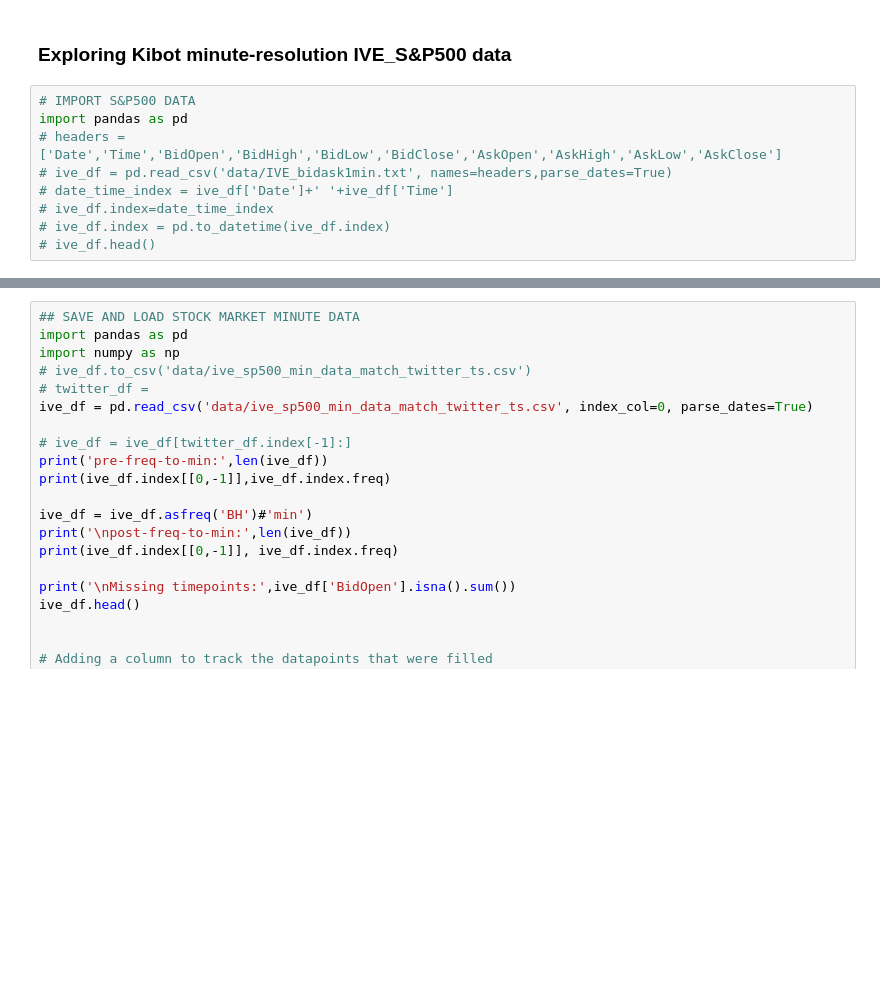
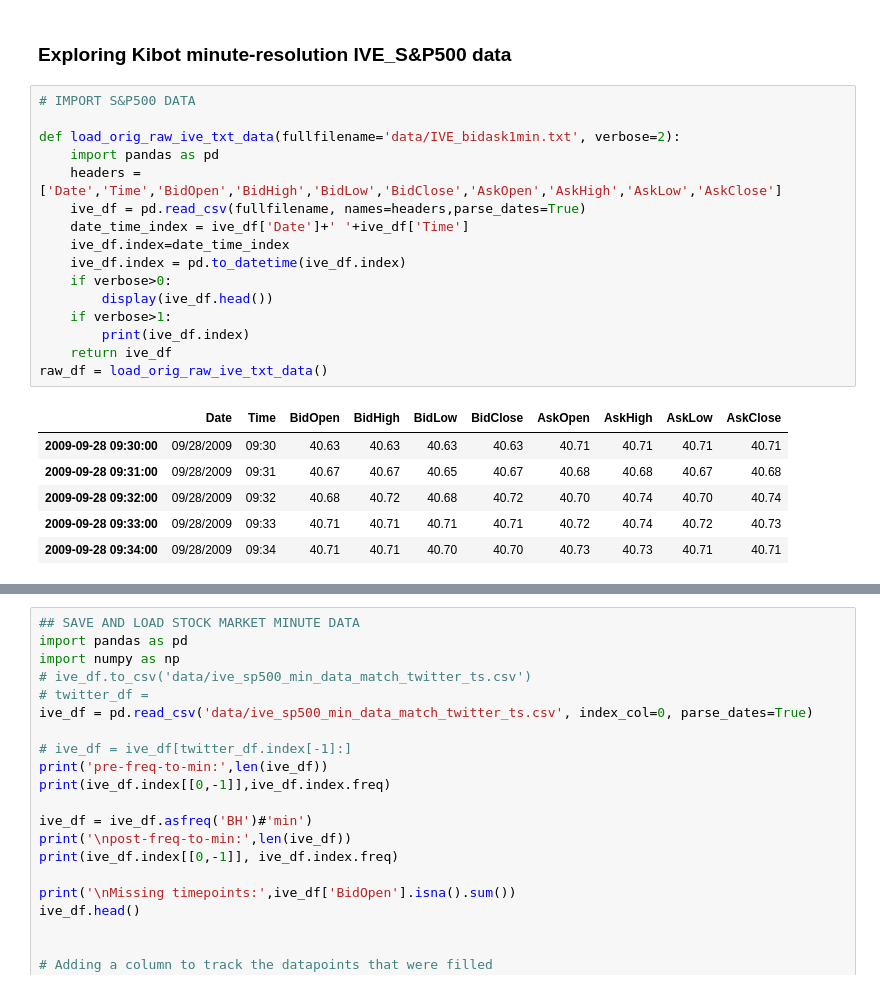
Before and after one commit to jirvingphd/dsc-5-capstone-project-online-ds-ft-021119, a Jupyter notebook: mod_5_final_project_wip.ipynb, the cells around one changed output, grey strips where cells are left out. Saved outputs shown, nothing was run; the diff lists cells and outputs as text; blank space fills up the shorter version.

```diff
--- a/mod_5_final_project_wip.ipynb
+++ b/mod_5_final_project_wip.ipynb
@@ -1152,11 +1166,24 @@ DatetimeIndex(['2019-06-20 00:12:31', '2019-06-19 23:01:59',
 ### Exploring Kibot minute-resolution IVE_S&P500 data
 # %%
 # IMPORT S&P500 DATA
-import pandas as pd
-# headers = ['Date','Time','BidOpen','BidHigh','BidLow','BidClose','AskOpen','AskHigh','AskLow','AskClose']
-# ive_df = pd.read_csv('data/IVE_bidask1min.txt', names=headers,parse_dates=True)
-# date_time_index = ive_df['Date']+' '+ive_df['Time']
-# ive_df.index=date_time_index
-# ive_df.index = pd.to_datetime(ive_df.index)
-# ive_df.head()
+
+def load_orig_raw_ive_txt_data(fullfilename='data/IVE_bidask1min.txt', verbose=2):
+    import pandas as pd
+    headers = ['Date','Time','BidOpen','BidHigh','BidLow','BidClose','AskOpen','AskHigh','AskLow','AskClose']
+    ive_df = pd.read_csv(fullfilename, names=headers,parse_dates=True)
+    date_time_index = ive_df['Date']+' '+ive_df['Time']
+    ive_df.index=date_time_index
+    ive_df.index = pd.to_datetime(ive_df.index)
+    if verbose>0:
+        display(ive_df.head())
+    if verbose>1:
+        print(ive_df.index)
+    return ive_df
+raw_df = load_orig_raw_ive_txt_data()
 # %% [output]
+|  | Date | Time | BidOpen | BidHigh | BidLow | BidClose | AskOpen | AskHigh | AskLow | AskClose |
+| 2009-09-28 09:30:00 | 09/28/2009 | 09:30 | 40.63 | 40.63 | 40.63 | 40.63 | 40.71 | 40.71 | 40.71 | 40.71 |
+| 2009-09-28 09:31:00 | 09/28/2009 | 09:31 | 40.67 | 40.67 | 40.65 | 40.67 | 40.68 | 40.68 | 40.67 | 40.68 |
+| 2009-09-28 09:32:00 | 09/28/2009 | 09:32 | 40.68 | 40.72 | 40.68 | 40.72 | 40.70 | 40.74 | 40.70 | 40.74 |
+| 2009-09-28 09:33:00 | 09/28/2009 | 09:33 | 40.71 | 40.71 | 40.71 | 40.71 | 40.72 | 40.74 | 40.72 | 40.73 |
+| 2009-09-28 09:34:00 | 09/28/2009 | 09:34 | 40.71 | 40.71 | 40.70 | 40.70 | 40.73 | 40.73 | 40.71 | 40.71 |
```
Also changed, not shown: parts of 3 cells of this notebook, 6 other files.
